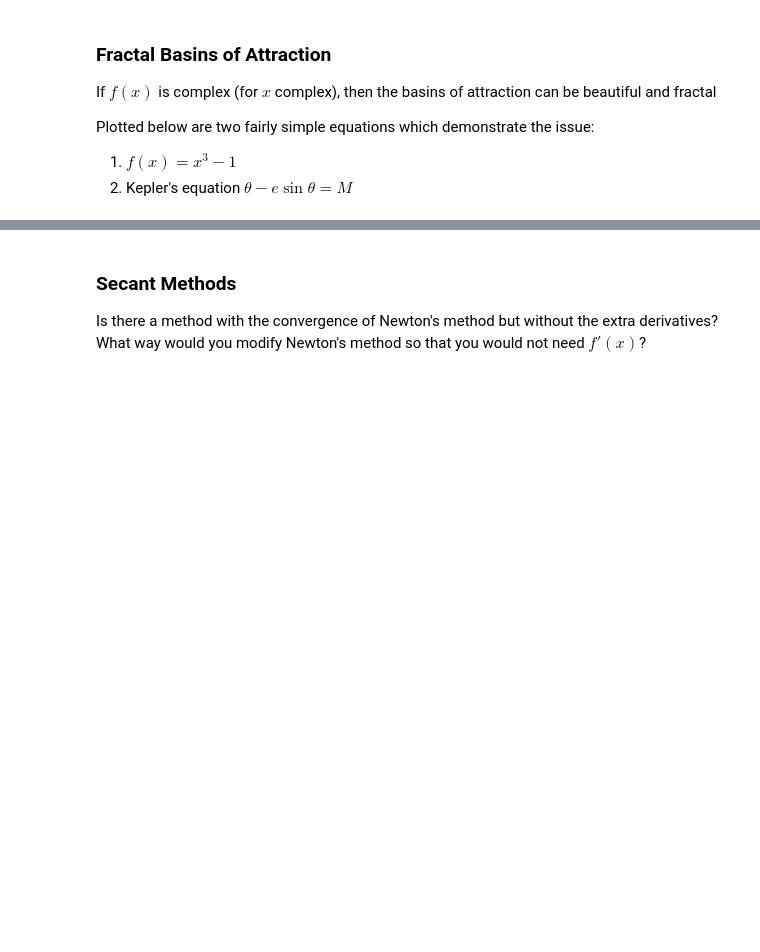
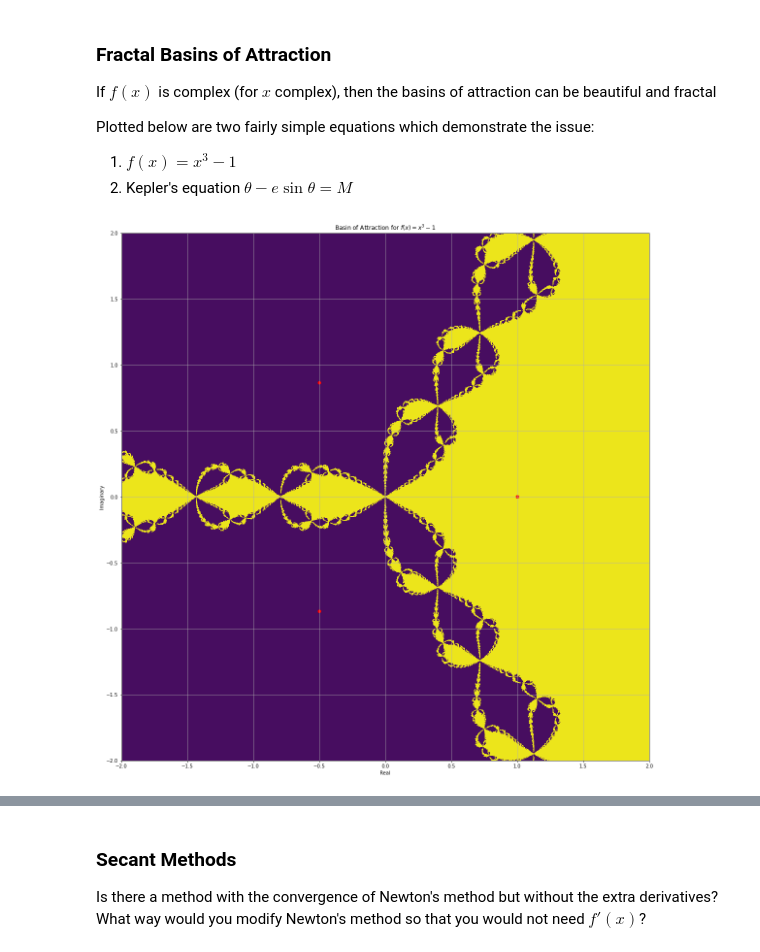
Before and after one commit to elswit/3414-Fall20-Notebooks, a Jupyter notebook: nonlinear_equations.ipynb, the cells around one changed output, grey strips where cells are left out. Cells and saved outputs as stored; diff of their text form; code cells hidden in the pictures; blank space fills up the shorter version.

```diff
--- a/nonlinear_equations.ipynb
+++ b/nonlinear_equations.ipynb
@@ -944,28 +946,30 @@ Plotted below are two fairly simple equations which demonstrate the issue:
 # %%
 f = lambda x: x**3 - 1
 f_prime = lambda x: 3 * x**2
 
-N = 1001
+N = 2001
 x = numpy.linspace(-2, 2, N)
 X, Y = numpy.meshgrid(x, x)
 R = X + 1j * Y
 
 for i in range(30):
     R = R - f(R) / f_prime(R)
 
 roots = numpy.roots([1., 0., 0., -1])
-fig = plt.figure()
+fig = plt.figure(figsize=(10,10))
 fig.set_figwidth(fig.get_figwidth() * 2)
 fig.set_figheight(fig.get_figheight() * 2)
 axes = fig.add_subplot(1, 1, 1, aspect='equal')
 #axes.contourf(X, Y, numpy.sign(numpy.imag(R))*numpy.abs(R),vmin = -10, vmax = 10)
 axes.contourf(X, Y, R, vmin = -8, vmax= 8.)
-axes.scatter(numpy.real(roots), numpy.imag(roots))
+axes.scatter(numpy.real(roots), numpy.imag(roots), c='r')
 axes.set_xlabel("Real")
 axes.set_ylabel("Imaginary")
 axes.set_title("Basin of Attraction for $f(x) = x^3 - 1$")
 axes.grid()
 plt.show()
+# %% [output]
+[figure, added]
 # %%
 def f(theta, e=0.083, M=1):
     return theta - e * numpy.sin(theta) - M
```
Also changed, not shown: parts of 25 cells of this notebook.
